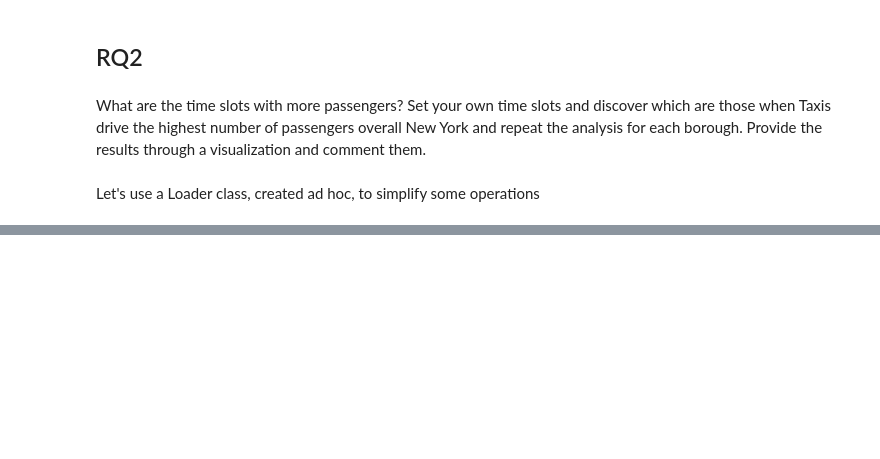
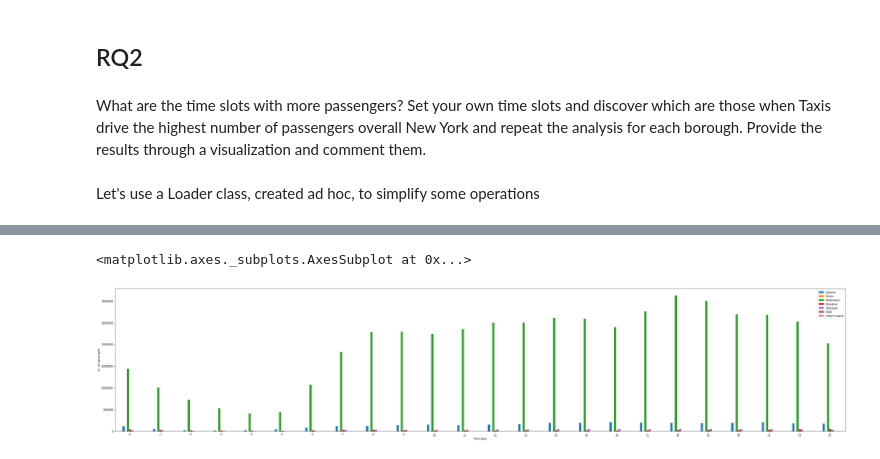
Before and after one commit to legentz/ADM-HW2, a Jupyter notebook: RQ2.ipynb, the cells around one changed output, grey strips where cells are left out. Saved outputs shown, nothing was run; the diff lists cells and outputs as text; code cells hidden in the pictures; blank space fills up the shorter version.

```diff
--- a/RQ2.ipynb
+++ b/RQ2.ipynb
@@ -130 +145,16 @@ print(sorted(h_slots.items(), reverse=True, key=lambda kv: kv[1]))
+# %%
+''' bar chart to show each borough '''
+# DOUBLE CLICK ON THE PLOT TO ZOOM IN/OUT!
+
+# plot prefs
+figure, axes = plt.subplots(figsize=(50,10))
+axes.set(xlabel='Time span', ylabel='No. of passengers')
+
+# plotting...
+df.plot.bar(ax=axes)
+
+# DOUBLE CLICK ON THE PLOT TO ZOOM IN/OUT!
+# %% [output]
+<matplotlib.axes._subplots.AxesSubplot at 0x...>
+[figure, added]
 # %%
```
Also changed, not shown: parts of 9 cells of this notebook.
